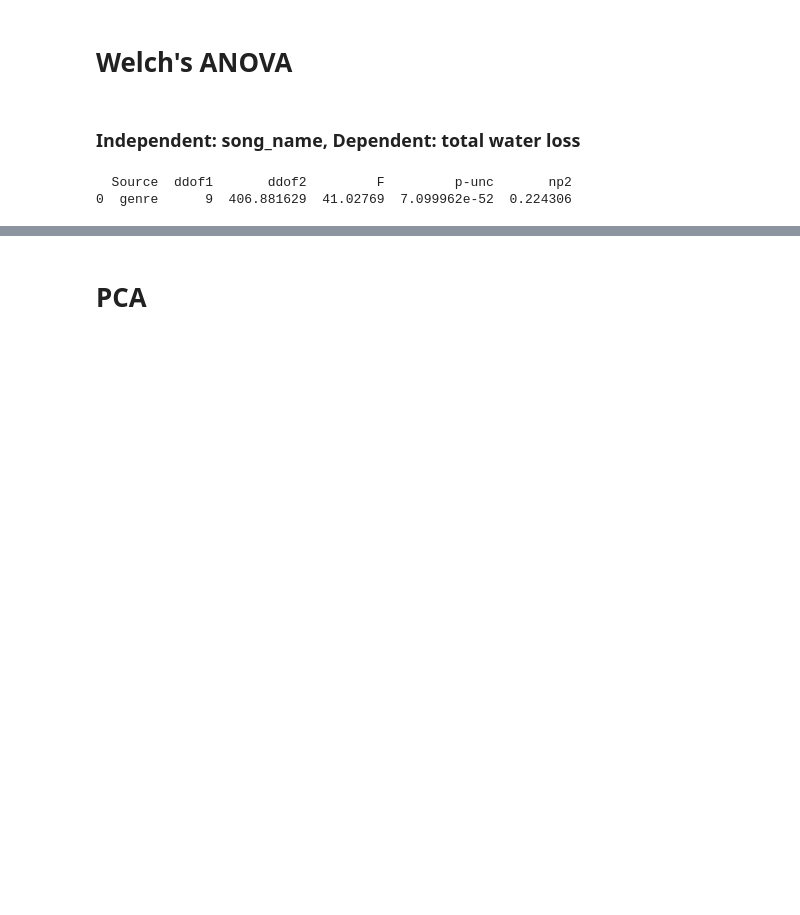
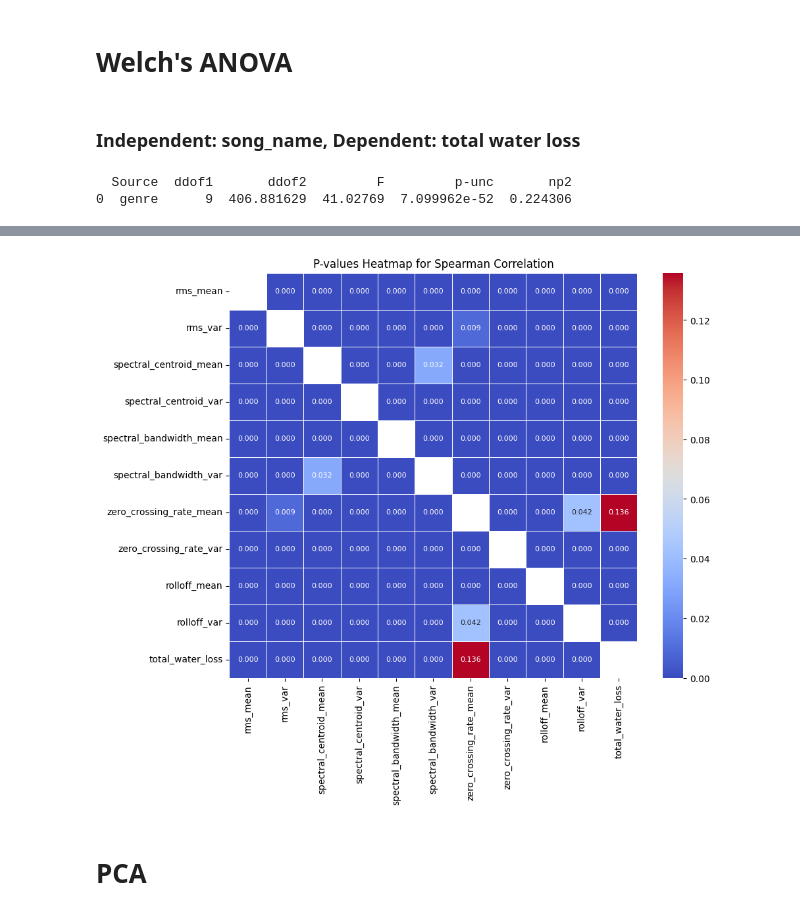
Before and after one commit to RguWork/HydrogelGenAI, a Jupyter notebook: stat_analysis/stat_analysis.ipynb, the cells around one changed output, grey strips where cells are left out. Drawn from its saved outputs; the diff is of its cells as text; code cells hidden in the pictures; blank space fills up the shorter version.

Commit message:
transitioned to 30 second variables

```diff
--- a/stat_analysis/stat_analysis.ipynb
+++ b/stat_analysis/stat_analysis.ipynb
@@ -265,3 +281,29 @@ print(welch_anova_results)
+# %%
+data = merged_df[['rms_mean', 'rms_var',
+                  'spectral_centroid_mean', 'spectral_centroid_var',
+                  'spectral_bandwidth_mean', 'spectral_bandwidth_var',
+                  'zero_crossing_rate_mean', 'zero_crossing_rate_var',
+                  'rolloff_mean', 'rolloff_var',
+                  'total_water_loss']]
+
+p_values = pd.DataFrame(np.zeros((data.shape[1], data.shape[1])), columns=data.columns, index=data.columns)
+
+#compute spearman for each pair of variables, store it in a dataframe
+for col1 in data.columns:
+    for col2 in data.columns:
+        if col1 != col2:
+            rho, p = stats.spearmanr(data[col1], data[col2])
+            p_values.loc[col1, col2] = p
+        else:
+            p_values.loc[col1, col2] = np.nan  #diagonals should be Nan
+
+
+plt.figure(figsize=(10, 8))
+sns.heatmap(p_values, annot=True, cmap='coolwarm', fmt='.3f', linewidths=0.5, annot_kws={"size": 8})
+plt.title('P-values Heatmap for Spearman Correlation')
+plt.show()
+# %% [output]
+[figure, added]
 # %% [markdown]
 <h1>PCA</h1>
 # %%
```
Also changed, not shown: parts of 35 cells of this notebook, 14 other files.
